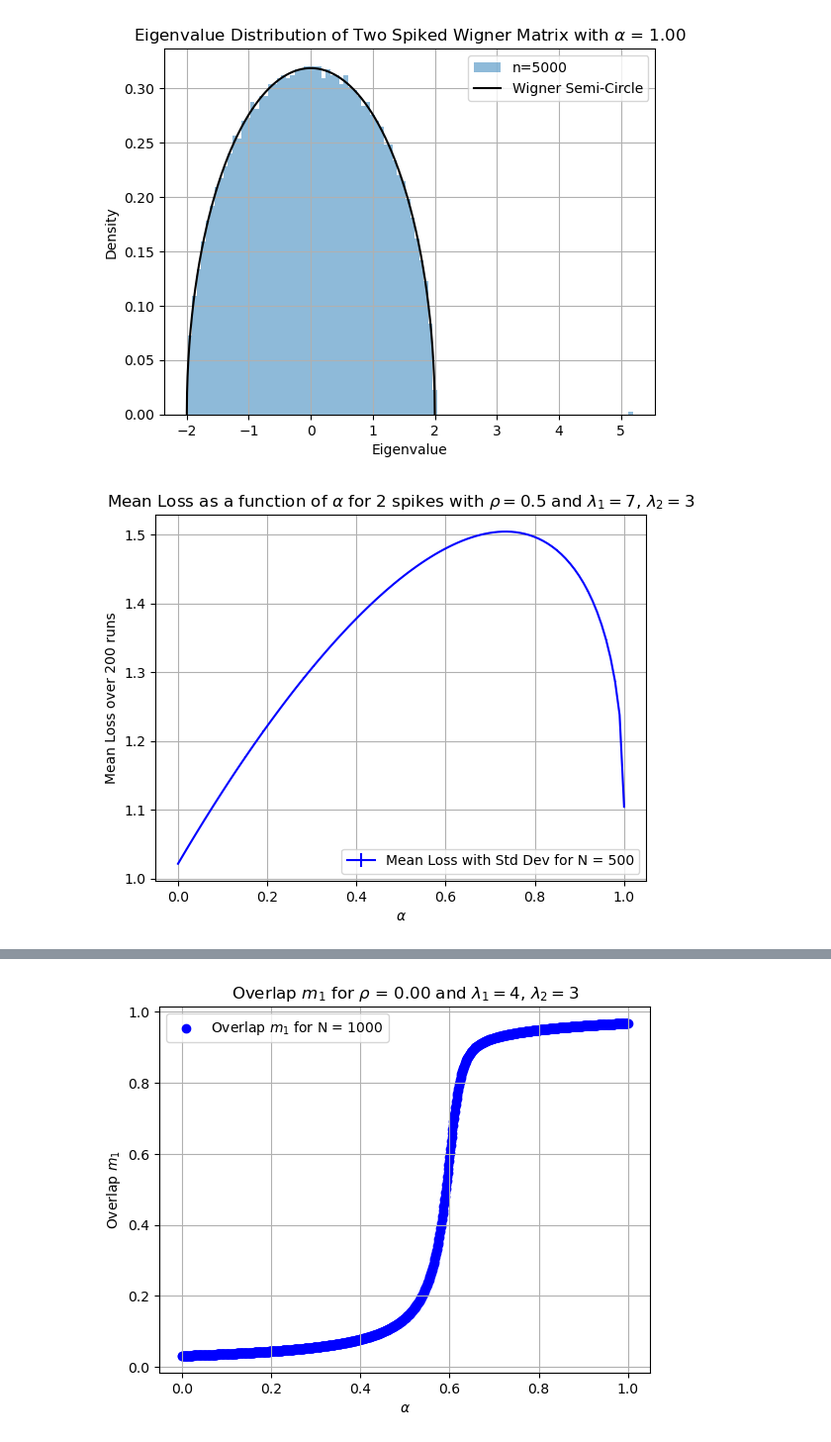
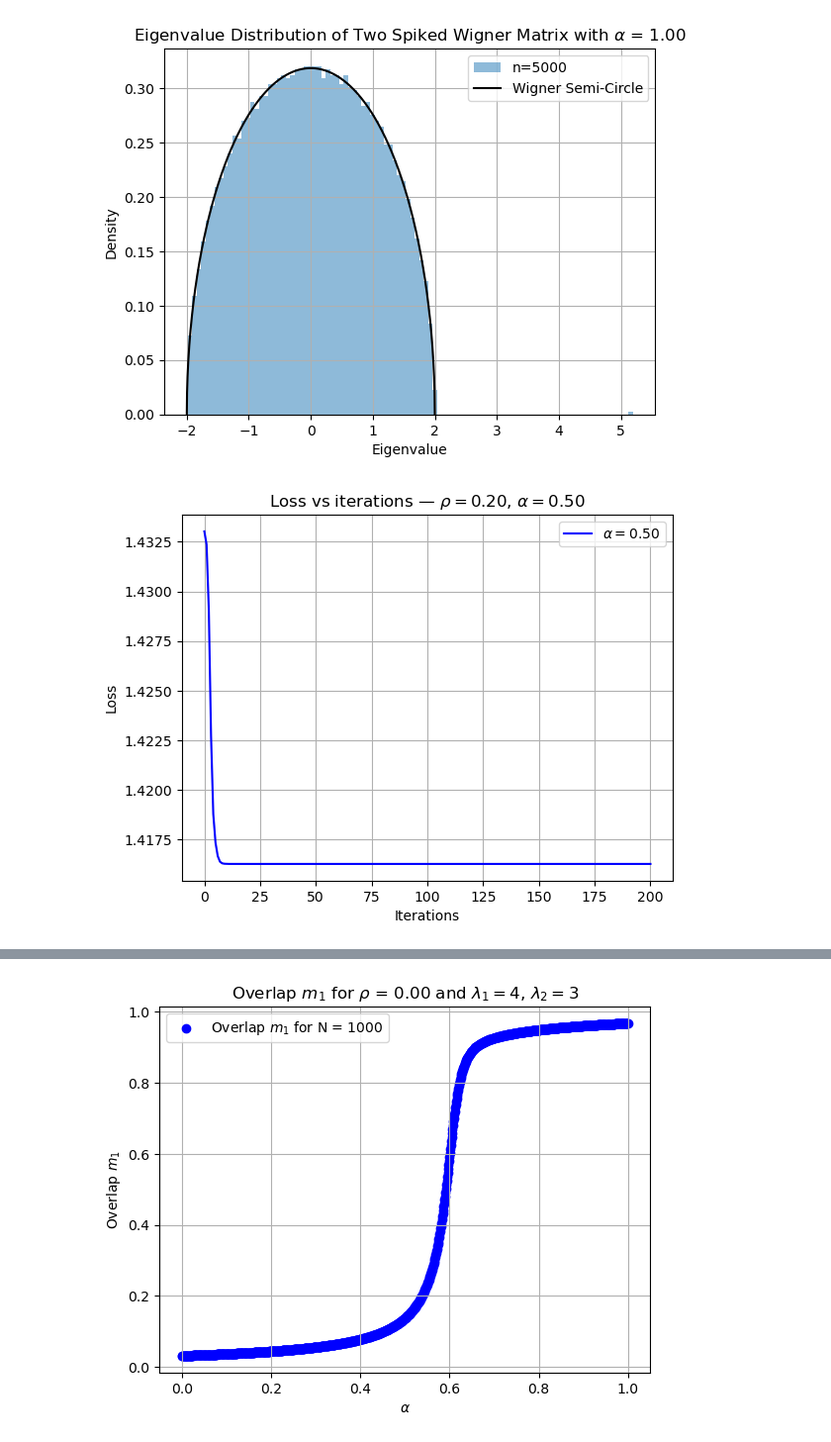
Before and after one commit to Taliesin123/Physics_The_Projects, a Jupyter notebook: Spike_code/Plots_1.ipynb, the cells around one changed output, grey strips where cells are left out. Shown at 99% size. Saved outputs shown, nothing was run; the diff lists cells and outputs as text; code cells hidden in the pictures.

```diff
--- a/Spike_code/Plots_1.ipynb
+++ b/Spike_code/Plots_1.ipynb
@@ -71,33 +84,44 @@ for alpha in alphas:
 [figure]
 [figure]
 [figure]
-# %%
-importlib.reload(m)
-
-alphas = np.linspace(0, 1, 100)
-losses = []
-losses_std = []
-N = 500
-rhos = np.linspace(0, 1, 4)
-lamba_1 = 7
-lamba_2 = 3
-M = m.TwoSpikedWignerMatrix(N, lamba_1, lamba_2, rho, 0.5)
-for rho in rhos:
-    for alpha in alphas:
-        M = m.TwoSpikedWignerMatrix(N, lamba_1, lamba_2, rho, alpha)
-        loss = []
-        for i in range(200):
-                x_hat = np.random.normal(0, 1, N)
-                x_hat = x_hat / np.linalg.norm(x_hat)
-                loss.append(M.loss(x_hat))
-        losses.append(np.mean(loss))
-        losses_std.append(np.std(loss))
-    #print(f"Alpha: {alpha}, Mean Loss: {loss}")
-    plt.errorbar(alphas, losses, yerr=losses_std, color='blue', label=f'Mean Loss with Std Dev for {rho:.2f}')
-m.ploplote_moi_ca(xlabel=r'$\alpha$', ylabel='Mean Loss over 200 runs', title=r'Mean Loss for 2 spikes with $\lambda_1 = 7$, $\lambda_2 = 3$, $n = 500$', savefig='Mean_Loss_vs_Alpha', grid=True, legend=True)
-
-#we observe the curve has a maximum at around 0.7, which looks weird.
-
-#We check by plotting the overlap:
-# %% [output]
-[figure, removed]
+# %%
+importlib.reload(m)
+
+alpha = 0.5
+N = 500
+rho = 0.2
+lamba_1 = 7
+lamba_2 = 3
+N_iter = 200
+N_runs = 20
+
+M = m.TwoSpikedWignerMatrix(N, lamba_1, lamba_2, rho, alpha)
+
+all_losses = []
+for _ in range(N_runs):
+    x_hat = np.random.normal(0, 1, N)
+    x_hat /= np.linalg.norm(x_hat)
+    run_losses = [M.loss(x_hat)]
+    for _ in range(N_iter):
+        x_hat = M.matrix @ x_hat
+        x_hat /= np.linalg.norm(x_hat)
+        run_losses.append(M.loss(x_hat))
+    all_losses.append(run_losses)
+
+all_losses = np.array(all_losses)  # (N_runs, N_iter+1)
+mean_loss = all_losses.mean(axis=0)
+std_loss = all_losses.std(axis=0)
+iterations = np.arange(N_iter + 1)
+
+plt.plot(iterations, mean_loss, color='blue', label=rf'$\alpha={alpha:.2f}$')
+
+m.ploplote_moi_ca(
+    xlabel='Iterations',
+    ylabel='Loss',
+    title=rf'Loss vs iterations — $\rho={rho:.2f}$, $\alpha={alpha:.2f}$',
+    savefig='Loss_vs_Iter',
+    grid=True,
+    legend=True,
+)
+# %% [output]
+[figure, added]
```
Also changed, not shown: parts of 10 cells of this notebook, 15 other files.
